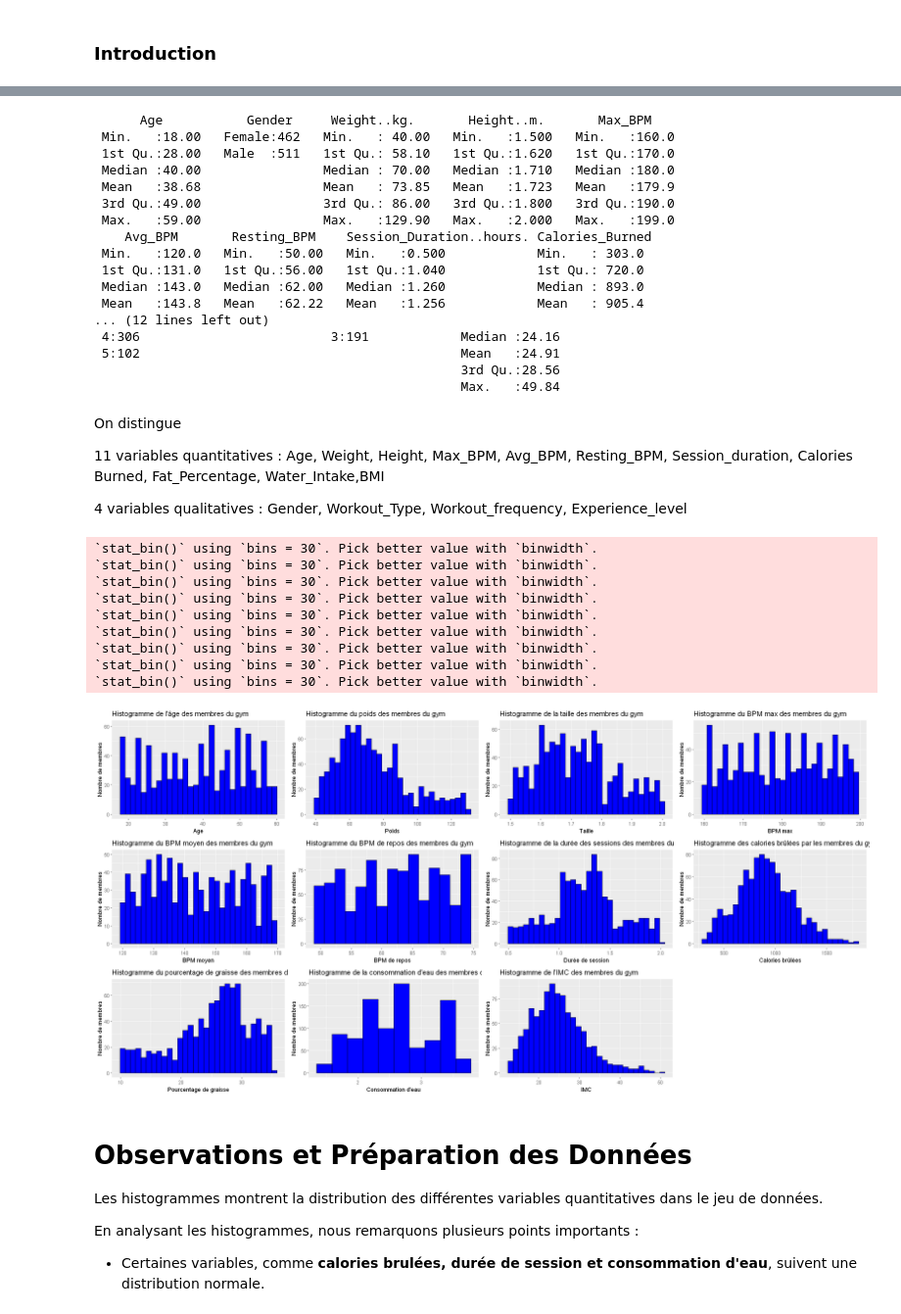
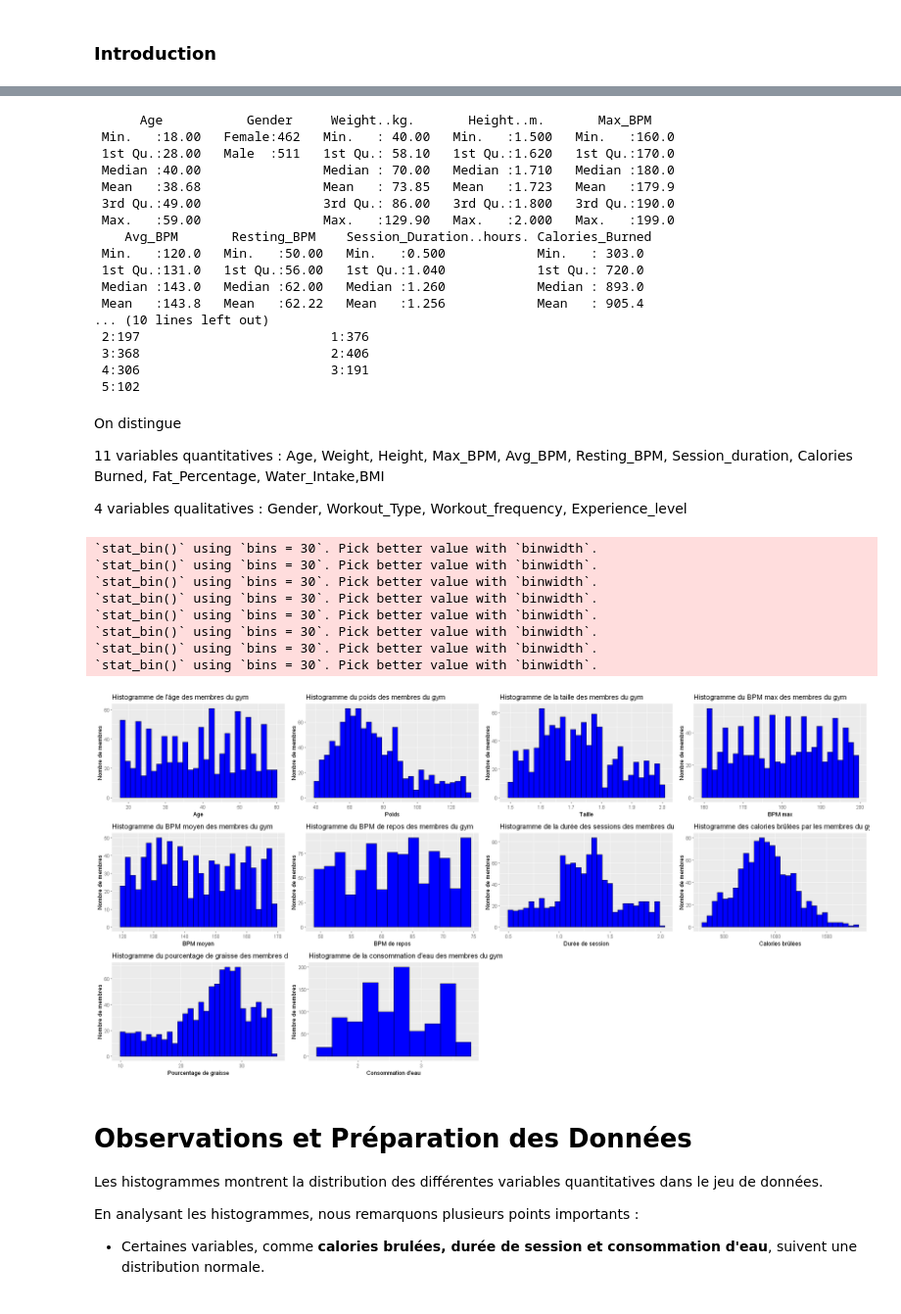
Before and after one commit to Dorianhgn/ProjetML4A, a Jupyter notebook: notebook_R.ipynb, the cells around one changed output, grey strips where cells are left out. Shown at 98% size. Drawn from its saved outputs; the diff is of its cells as text; code cells hidden in the pictures.

```diff
--- a/notebook_R.ipynb
+++ b/notebook_R.ipynb
@@ -105,6 +90,8 @@ gym[,'Gender'] <- as.factor(gym[,'Gender'])
 gym[,'Workout_Type'] <- as.factor(gym[,'Workout_Type'])
 gym[,'Experience_Level'] <- as.factor(gym[,'Experience_Level'])
 gym[,'Workout_Frequency..days.week.'] <- as.factor(gym[,'Workout_Frequency..days.week.'])
+#remove BMI Column because redondant
+gym <- gym[,-15]
 # %%
 summary(gym)
 # %% [output]
@@ -120,11 +107,11 @@ summary(gym)
  1st Qu.:131.0   1st Qu.:56.00   1st Qu.:1.040            1st Qu.: 720.0
  Median :143.0   Median :62.00   Median :1.260            Median : 893.0
  Mean   :143.8   Mean   :62.22   Mean   :1.256            Mean   : 905.4
-... (12 lines left out)
- 4:306                         3:191            Median :24.16
- 5:102                                          Mean   :24.91
-                                                3rd Qu.:28.56
-                                                Max.   :49.84
+... (10 lines left out)
+ 2:197                         1:376
+ 3:368                         2:406
+ 4:306                         3:191
+ 5:102
 # %% [markdown]
 On distingue
 
@@ -135,32 +122,31 @@ On distingue
 # %%
 # Age	Gender	Weight..kg.	Height..m.	Max_BPM	Avg_BPM	Resting_BPM	Session_Duration..hours.	Calories_Burned	Workout_Type	Fat_Percentage	Water_Intake..liters.	Workout_Frequency..days.week.	Experience_Level	BMI
 options(repr.plot.width=20, repr.plot.height=10)
 
 g1<- ggplot(gym, aes(Age)) + geom_histogram( fill = "blue", color = "black") + labs(title = "Histogramme de l'âge des membres du gym", x = "Age", y = "Nombre de membres")
 g2<- ggplot(gym, aes(Weight..kg.)) + geom_histogram( fill = "blue", color = "black") + labs(title = "Histogramme du poids des membres du gym", x = "Poids", y = "Nombre de membres")
 g3<- ggplot(gym, aes(Height..m.)) + geom_histogram(fill = "blue", color = "black") + labs(title = "Histogramme de la taille des membres du gym", x = "Taille", y = "Nombre de membres")
 g4 <- ggplot(gym, aes(Max_BPM)) + geom_histogram(fill = "blue", color = "black") + labs(title = "Histogramme du BPM max des membres du gym", x = "BPM max", y = "Nombre de membres")
 g5 <- ggplot(gym, aes(Avg_BPM)) + geom_histogram(fill = "blue", color = "black") + labs(title = "Histogramme du BPM moyen des membres du gym", x = "BPM moyen", y = "Nombre de membres")
 g6 <- ggplot(gym, aes(Resting_BPM)) + geom_histogram(bins=15, fill = "blue", color = "black") + labs(title = "Histogramme du BPM de repos des membres du gym", x = "BPM de repos", y = "Nombre de membres")
 g7 <- ggplot(gym, aes(Session_Duration..hours.)) + geom_histogram( fill = "blue", color = "black") + labs(title = "Histogramme de la durée des sessions des membres du gym", x = "Durée de session", y = "Nombre de membres")
 g8 <- ggplot(gym, aes(Calories_Burned)) + geom_histogram(fill = "blue", color = "black") + labs(title = "Histogramme des calories brûlées par les membres du gym", x = "Calories brûlées", y = "Nombre de membres")
 g9 <- ggplot(gym, aes(Fat_Percentage)) + geom_histogram(fill = "blue", color = "black") + labs(title = "Histogramme du pourcentage de graisse des membres du gym", x = "Pourcentage de graisse", y = "Nombre de membres")
 g10 <- ggplot(gym, aes(Water_Intake..liters.)) + geom_histogram(bins=10, fill = "blue", color = "black") + labs(title = "Histogramme de la consommation d'eau des membres du gym", x = "Consommation d'eau", y = "Nombre de membres")
-g12 <- ggplot(gym, aes(BMI)) + geom_histogram( fill = "blue", color = "black") + labs(title = "Histogramme de l'IMC des membres du gym", x = "IMC", y = "Nombre de membres")
+#g12 <- ggplot(gym, aes(BMI)) + geom_histogram( fill = "blue", color = "black") + labs(title = "Histogramme de l'IMC des membres du gym", x = "IMC", y = "Nombre de membres")
 
-grid.arrange(g1, g2, g3, g4, g5, g6, g7, g8, g9, g10, g12, ncol = 4)
-rm(g1, g2, g3, g4, g5, g6, g7, g8, g9, g10,  g12)
+grid.arrange(g1, g2, g3, g4, g5, g6, g7, g8, g9, g10, ncol = 4)
+rm(g1, g2, g3, g4, g5, g6, g7, g8, g9, g10)
 # %% [output]
 `stat_bin()` using `bins = 30`. Pick better value with `binwidth`.
 `stat_bin()` using `bins = 30`. Pick better value with `binwidth`.
 `stat_bin()` using `bins = 30`. Pick better value with `binwidth`.
 `stat_bin()` using `bins = 30`. Pick better value with `binwidth`.
 `stat_bin()` using `bins = 30`. Pick better value with `binwidth`.
 `stat_bin()` using `bins = 30`. Pick better value with `binwidth`.
 `stat_bin()` using `bins = 30`. Pick better value with `binwidth`.
 `stat_bin()` using `bins = 30`. Pick better value with `binwidth`.
-`stat_bin()` using `bins = 30`. Pick better value with `binwidth`.
-[figure, old version]
+[figure, new version]
 # %% [markdown]
 # Observations et Préparation des Données
 
```
Also changed, not shown: parts of 15 cells of this notebook.
